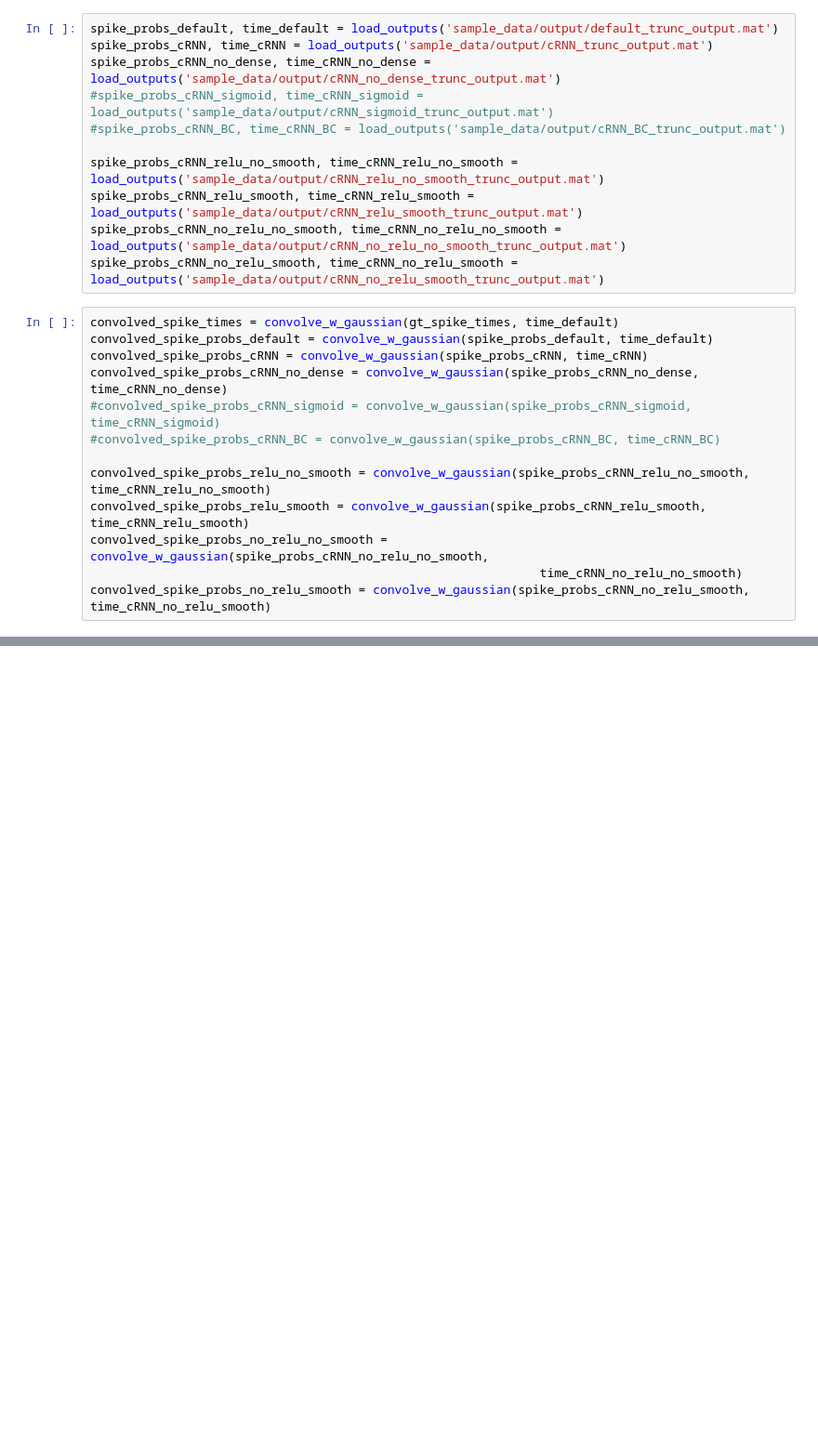
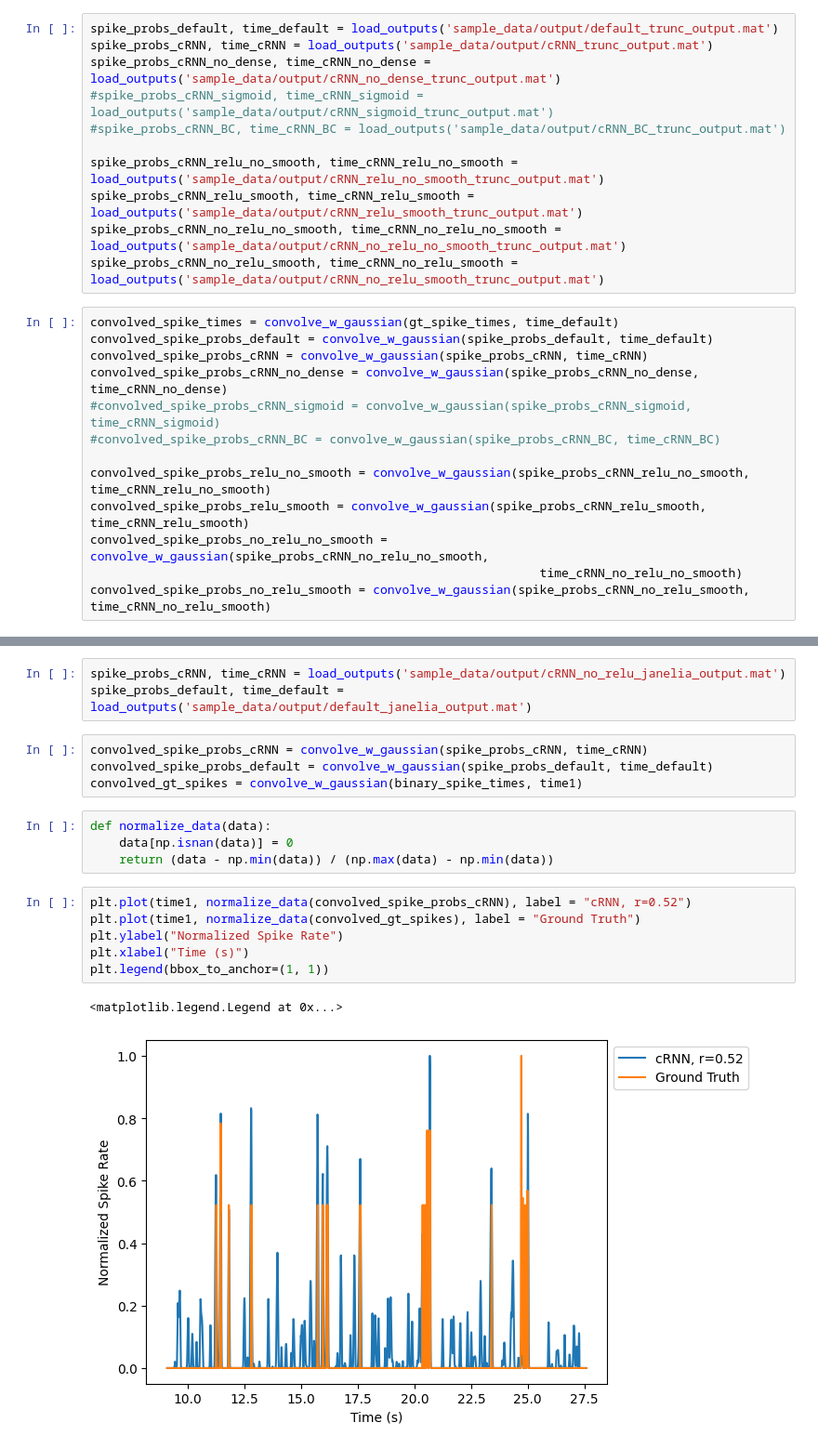
Before and after one commit to gerardjb/TEST2, a Jupyter notebook: compare_model_outputs.ipynb, the cells around one changed output, grey strips where cells are left out. Shown: that part at 93% size. Saved outputs shown, nothing was run; the diff lists cells and outputs as text; blank space fills up the shorter version.

```diff
--- a/compare_model_outputs.ipynb
+++ b/compare_model_outputs.ipynb
@@ -117,0 +207,20 @@ Error:
+# %%
+spike_probs_cRNN, time_cRNN = load_outputs('sample_data/output/cRNN_no_relu_janelia_output.mat')
+spike_probs_default, time_default = load_outputs('sample_data/output/default_janelia_output.mat')
+# %%
+convolved_spike_probs_cRNN = convolve_w_gaussian(spike_probs_cRNN, time_cRNN)
+convolved_spike_probs_default = convolve_w_gaussian(spike_probs_default, time_default)
+convolved_gt_spikes = convolve_w_gaussian(binary_spike_times, time1)
+# %%
+def normalize_data(data):
+    data[np.isnan(data)] = 0
+    return (data - np.min(data)) / (np.max(data) - np.min(data))
+# %%
+plt.plot(time1, normalize_data(convolved_spike_probs_cRNN), label = "cRNN, r=0.52")
+plt.plot(time1, normalize_data(convolved_gt_spikes), label = "Ground Truth")
+plt.ylabel("Normalized Spike Rate")
+plt.xlabel("Time (s)")
+plt.legend(bbox_to_anchor=(1, 1))
+# %% [output]
+<matplotlib.legend.Legend at 0x...>
+[figure, added]
```
Also changed, not shown: parts of 20 cells of this notebook, 1 other file.
